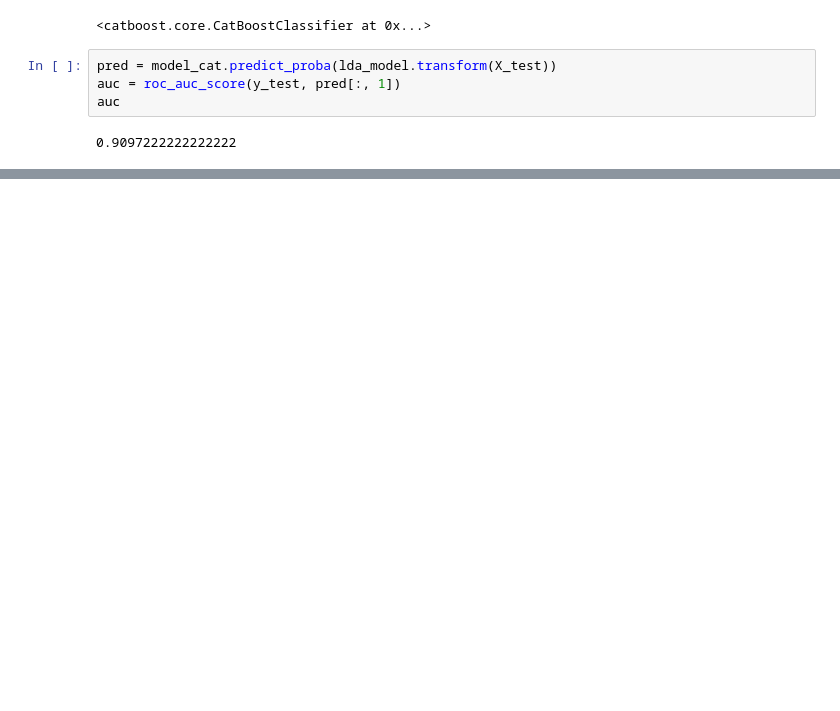
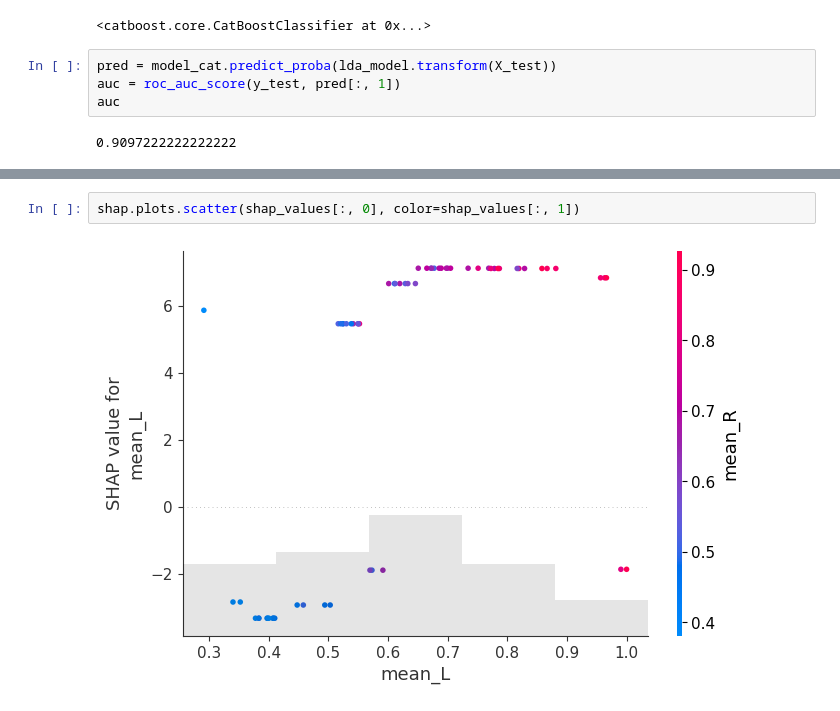
Before and after one commit to ongadut/DS_team2, a Jupyter notebook: Final_Project-Hristijan.ipynb, the cells around one changed output, grey strips where cells are left out. Saved outputs shown, nothing was run; the diff lists cells and outputs as text; blank space fills up the shorter version.

```diff
--- a/Final_Project-Hristijan.ipynb
+++ b/Final_Project-Hristijan.ipynb
@@ -403,0 +442,4 @@ auc
+# %%
+shap.plots.scatter(shap_values[:, 0], color=shap_values[:, 1])
+# %% [output]
+[figure, added]
```
Also changed, not shown: parts of 15 cells of this notebook.
